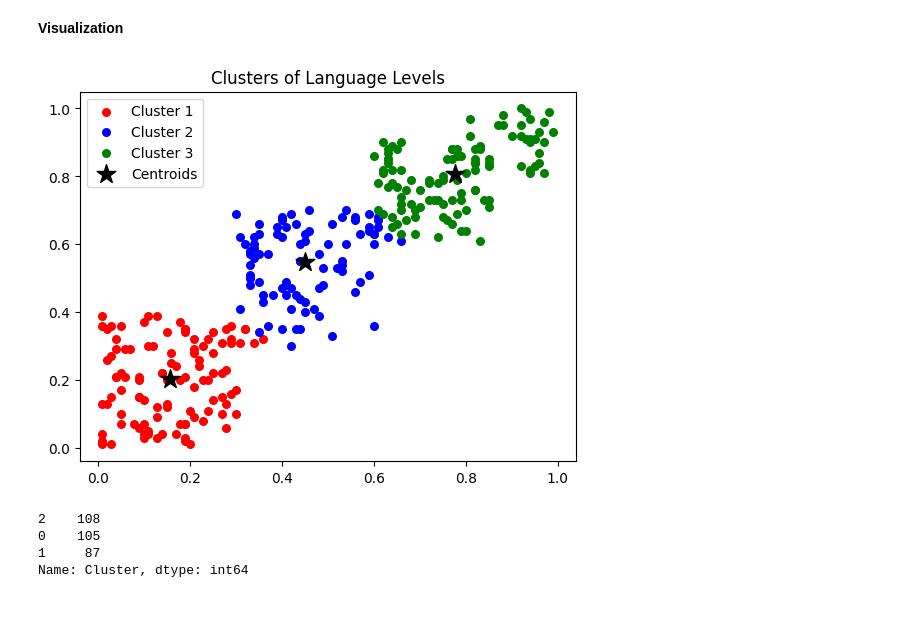
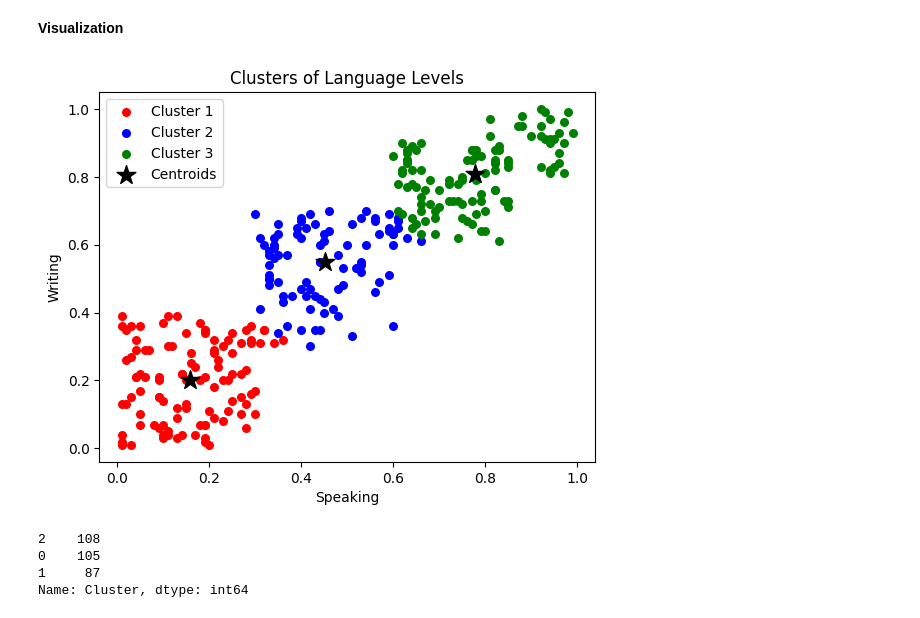
Before and after one commit to AndiraFaqih/Velocity, a Jupyter notebook: model/Language_Level.ipynb, the cells around one changed output. Drawn from its saved outputs; the diff is of its cells as text; code cells hidden in the pictures.

```diff
--- a/model/Language_Level.ipynb
+++ b/model/Language_Level.ipynb
@@ -151,16 +183,18 @@ silhouette_score(dataset, labels)
 **Visualization**
 # %%
 #Visualizing all the clusters
-# dataset = dataset.values
+#dataset = dataset.values
 plt.scatter(dataset[pred == 0]['Speaking'], dataset[pred == 0]['Writing'], s = 30, c = 'red', label = 'Cluster 1')
 plt.scatter(dataset[pred == 1]['Speaking'], dataset[pred == 1]['Writing'], s = 30, c = 'blue', label = 'Cluster 2')
 plt.scatter(dataset[pred == 2]['Speaking'], dataset[pred == 2]['Writing'], s = 30, c = 'green', label = 'Cluster 3')
 plt.scatter(kmeans.cluster_centers_[:, 0], kmeans.cluster_centers_[:, 1], s=200, c='black', label='Centroids',marker = '*')
 plt.title('Clusters of Language Levels')
+plt.xlabel('Speaking')
+plt.ylabel('Writing')
 plt.legend()
 plt.show()
 # %% [output]
-[figure, old version]
+[figure, new version]
 # %%
 dataset['Cluster'] = pred
 # %%
```
Also changed, not shown: parts of 5 cells of this notebook, 5 other files.
